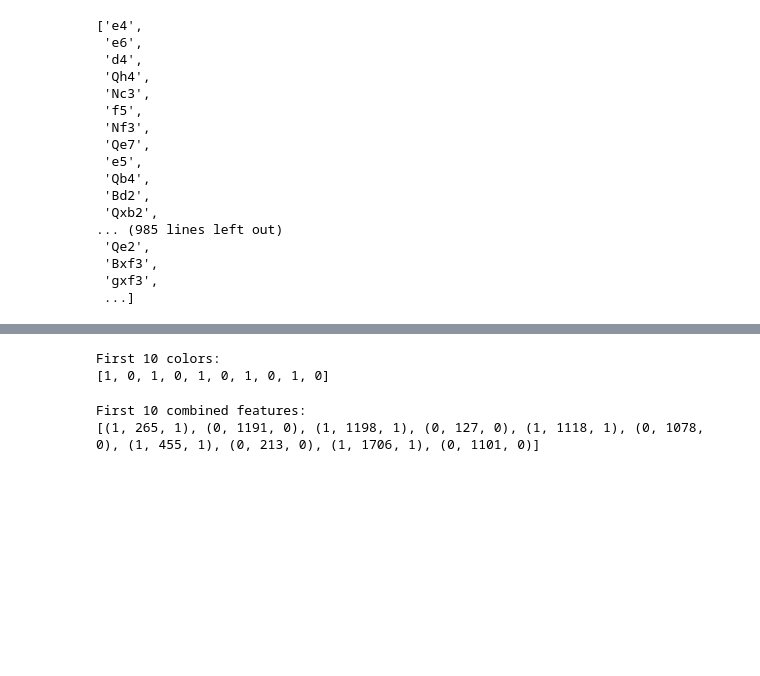
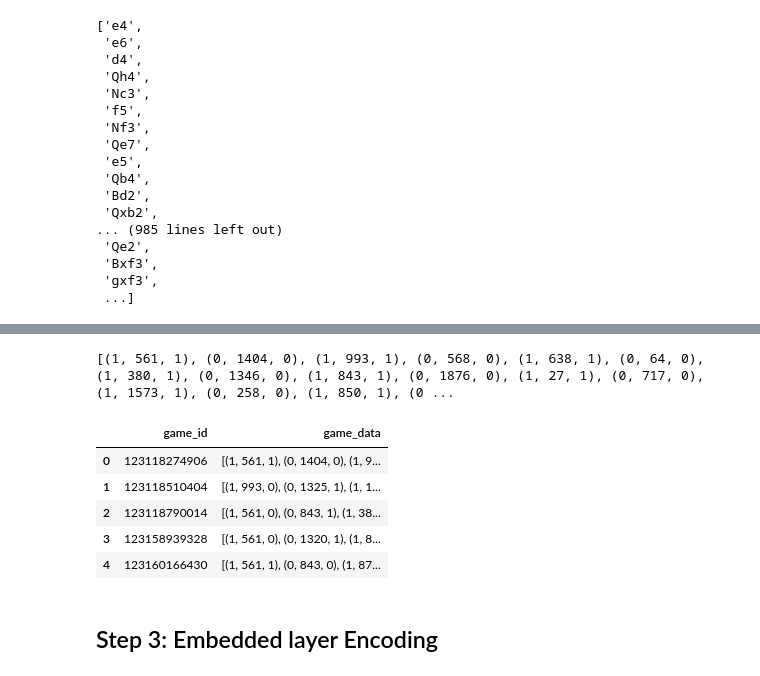
Before and after one commit to Riteshbhandarii/Chess-engine, a Jupyter notebook: bot/notebooks/NeuralNetwork.ipynb, the cells around one changed output, grey strips where cells are left out. Saved outputs shown, nothing was run; the diff lists cells and outputs as text; code cells hidden in the pictures; blank space fills up the shorter version.

Commit message:
saved dataframe with numerical values and dropped unnessary columns for RNN training

```diff
--- a/bot/notebooks/NeuralNetwork.ipynb
+++ b/bot/notebooks/NeuralNetwork.ipynb
@@ -112,30 +141,40 @@ First 10 teoriat moves:
-# %%
-# turn white or black to integers ( 1  = (White), 0 = (Black) )
-colors =[]
-for color in df["moves"]:
-    for c in color:
-        if c[0] == "white":
-            colors.append(1)
-        else: #black
-            colors.append(0)
-# first 10 colors
-print("First 10 colors: ")
-print(colors[:10])
-# %% [output]
-First 10 colors:
-[1, 0, 1, 0, 1, 0, 1, 0, 1, 0]
-# %%
-#combine all the features into a single list of tuples
-Combined_features = []
-for i in range(len(every_move)):
-    Combined_features.append((
-        colors[i],                 # integer for color
-        move_to_number[every_move[i]],  # integer for move
-        teoriat_moves[i]         # integer for teoriat moves
-    ))
-
-print("First 10 combined features: ")
-print(Combined_features[:10])
-# %% [output]
-First 10 combined features:
-[(1, 265, 1), (0, 1191, 0), (1, 1198, 1), (0, 127, 0), (1, 1118, 1), (0, 1078, 0), (1, 455, 1), (0, 213, 0), (1, 1706, 1), (0, 1101, 0)]
+# %%
+#combine all the features into a single list of tuples seperated by games
+combined_features_per_game = []
+
+for game_idx in range(len(df)):
+    game_combined = []
+    moves = df["moves"].iloc[game_idx]
+    colors = df["colors"].iloc[game_idx]
+    teoriat = df["teoriat_moves"].iloc[game_idx]
+
+    for i in range(len(moves)):
+        # (color, move_as_integer, your_move)
+        game_combined.append((
+            colors[i],
+            move_to_number[moves[i][1]],  # convert move to integer
+            teoriat[i]
+        ))
+    # Append the combined features for the game
+    combined_features_per_game.append(game_combined)
+
+# Add to DataFrame
+df["game_data"] = combined_features_per_game
+
+# Check first game data
+print(combined_features_per_game[0])
+# %% [output]
+[(1, 561, 1), (0, 1404, 0), (1, 993, 1), (0, 568, 0), (1, 638, 1), (0, 64, 0), (1, 380, 1), (0, 1346, 0), (1, 843, 1), (0, 1876, 0), (1, 27, 1), (0, 717, 0), (1, 1573, 1), (0, 258, 0), (1, 850, 1), (0 ...
+# %%
+# lets drop the columns with unneccessary data
+df = df.drop(columns=["moves", "colors", "teoriat_moves", "first_move","num_moves"])
+df.head()
+# %% [output]
+|  | game_id | game_data |
+| 0 | 123118274906 | [(1, 561, 1), (0, 1404, 0), (1, 9... |
+| 1 | 123118510404 | [(1, 993, 0), (0, 1325, 1), (1, 1... |
+| 2 | 123118790014 | [(1, 561, 0), (0, 843, 1), (1, 38... |
+| 3 | 123158939328 | [(1, 561, 0), (0, 1320, 1), (1, 8... |
+| 4 | 123160166430 | [(1, 561, 1), (0, 843, 0), (1, 87... |
+# %% [markdown]
+## Step 3: Embedded layer Encoding
```
Also changed, not shown: parts of 3 cells of this notebook.
